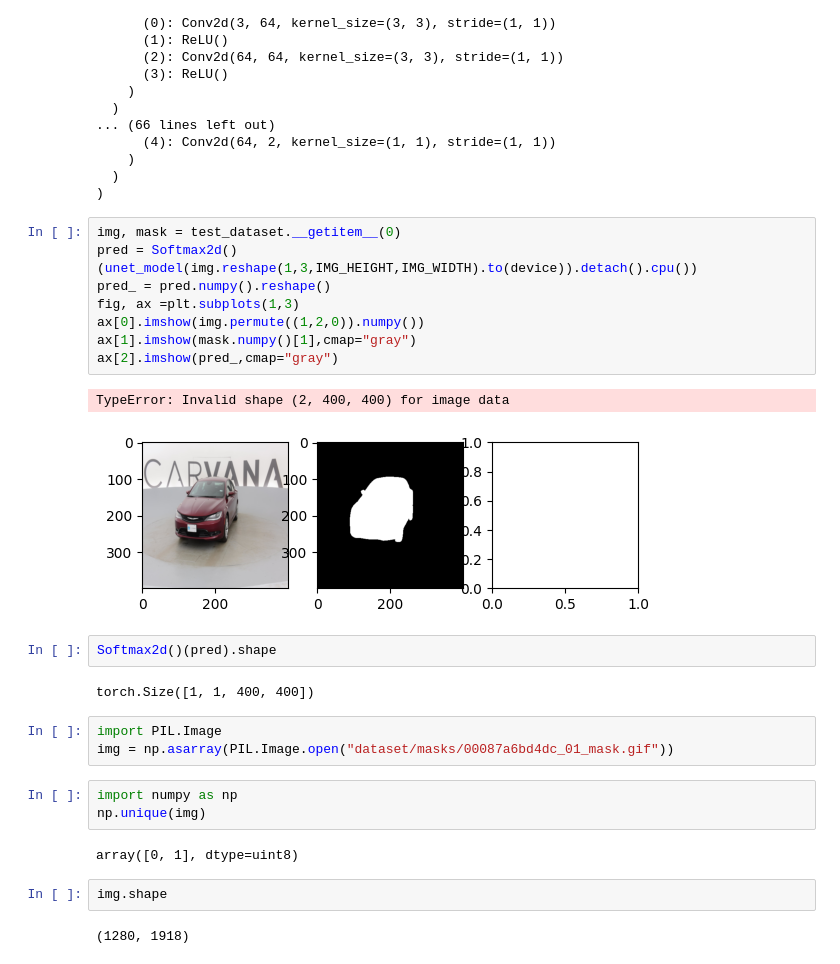
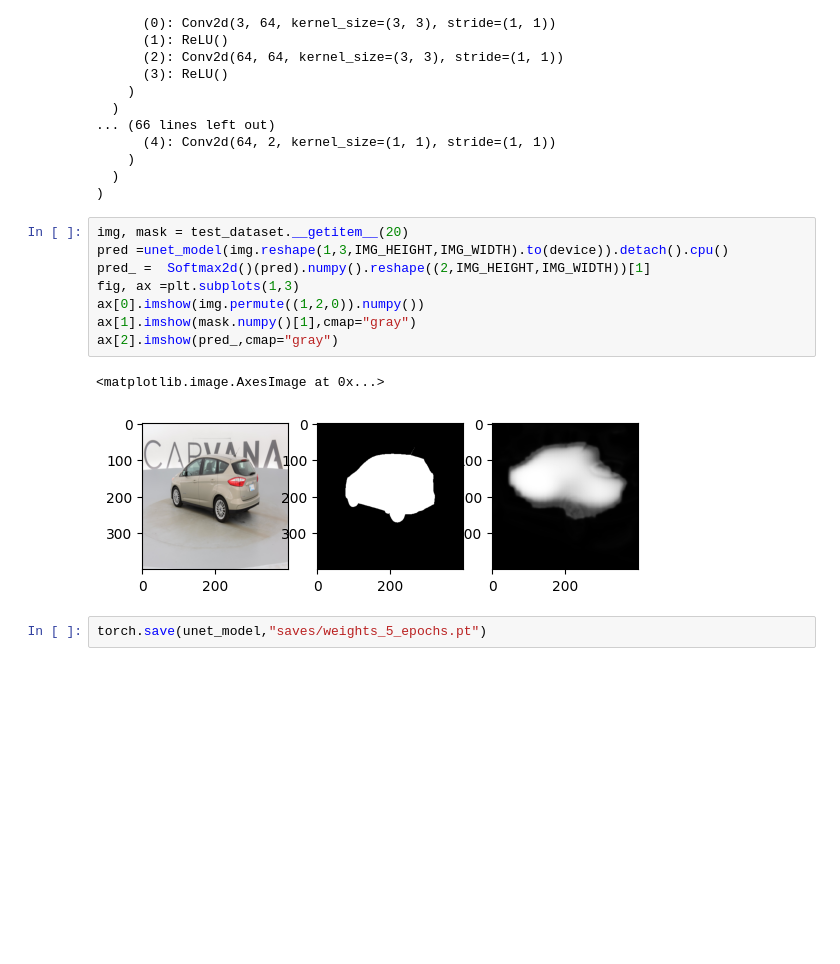
Before and after one commit to diuzhevVlad/UNet, a Jupyter notebook: demo.ipynb, the cells around one changed output. Drawn from its saved outputs; the diff is of its cells as text; blank space fills up the shorter version.

```diff
--- a/demo.ipynb
+++ b/demo.ipynb
@@ -114,29 +114,15 @@ UNet(
   )
 )
 # %%
-img, mask = test_dataset.__getitem__(0)
-pred = Softmax2d()(unet_model(img.reshape(1,3,IMG_HEIGHT,IMG_WIDTH).to(device)).detach().cpu())
-pred_ = pred.numpy().reshape()
+img, mask = test_dataset.__getitem__(20)
+pred =unet_model(img.reshape(1,3,IMG_HEIGHT,IMG_WIDTH).to(device)).detach().cpu()
+pred_ =  Softmax2d()(pred).numpy().reshape((2,IMG_HEIGHT,IMG_WIDTH))[1]
 fig, ax =plt.subplots(1,3)
 ax[0].imshow(img.permute((1,2,0)).numpy())
 ax[1].imshow(mask.numpy()[1],cmap="gray")
 ax[2].imshow(pred_,cmap="gray")
 # %% [output]
-TypeError: Invalid shape (2, 400, 400) for image data
+<matplotlib.image.AxesImage at 0x...>
-[figure, old version]
+[figure, new version]
-# %%
-Softmax2d()(pred).shape
-# %% [output]
-torch.Size([1, 1, 400, 400])
-# %%
-import PIL.Image
-img = np.asarray(PIL.Image.open("dataset/masks/00087a6bd4dc_01_mask.gif"))
-# %%
-import numpy as np
-np.unique(img)
-# %% [output]
-array([0, 1], dtype=uint8)
-# %%
-img.shape
-# %% [output]
-(1280, 1918)
+# %%
+torch.save(unet_model,"saves/weights_5_epochs.pt")
```
Also changed, not shown: 4 other files.
